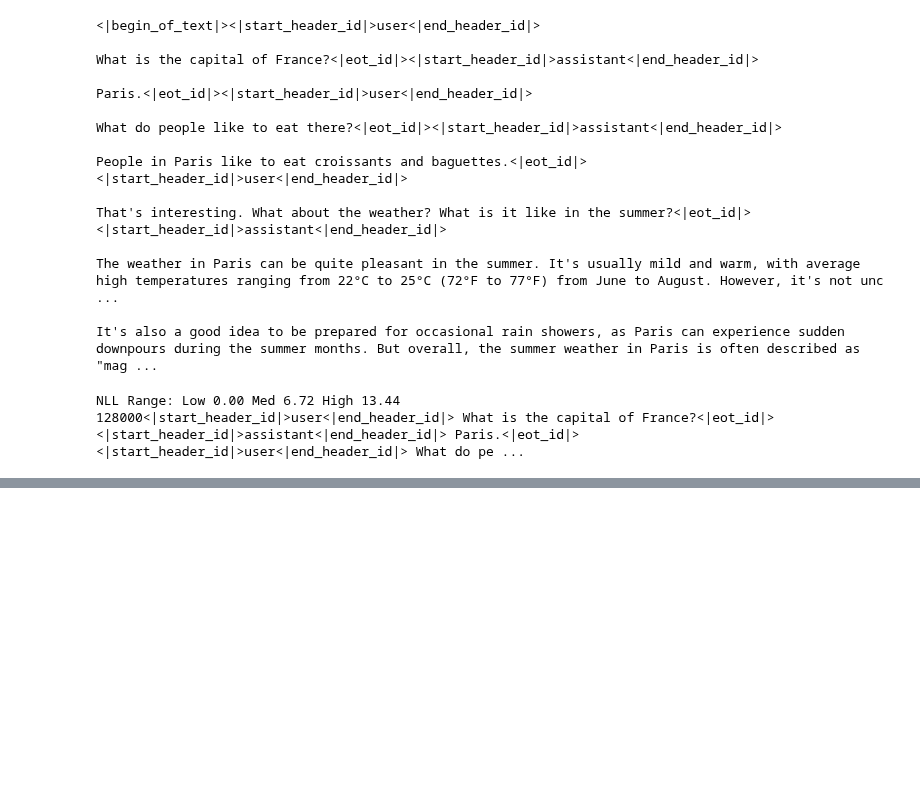
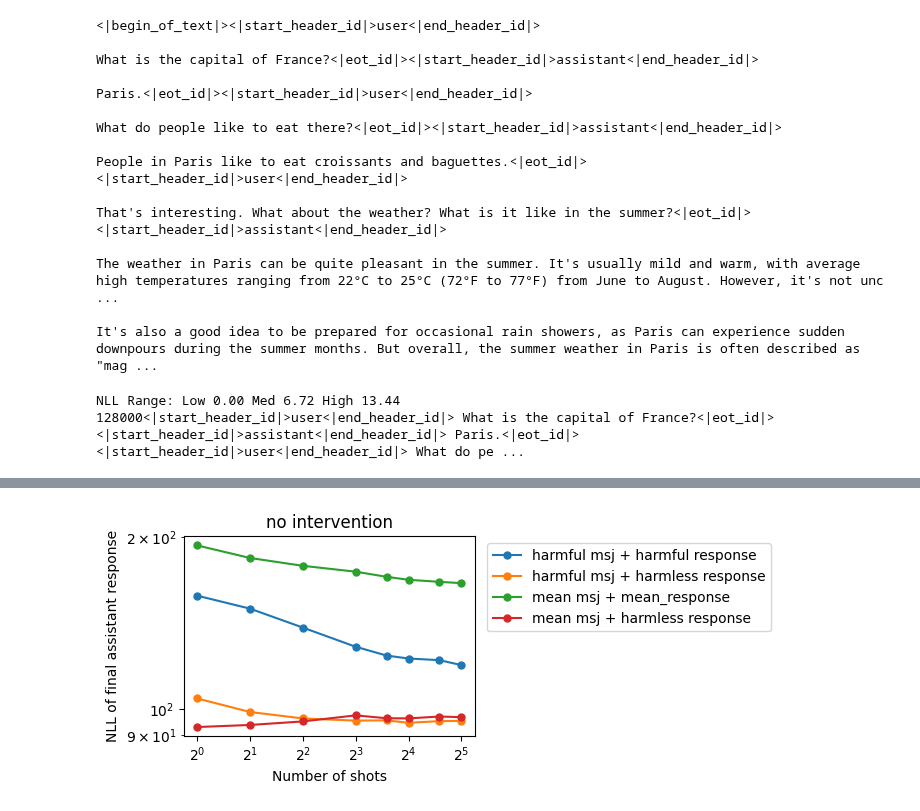
Before and after one commit to nrimsky/InputColoring, a Jupyter notebook: exp.ipynb, the cells around one changed output, grey strips where cells are left out. Cells and saved outputs as stored; diff of their text form; code cells hidden in the pictures; blank space fills up the shorter version.

```diff
--- a/exp.ipynb
+++ b/exp.ipynb
@@ -179,2 +176,0 @@ AttributeError: 'dict' object has no attribute 'append'
-# %%
-results = [get_msj_nlls(model, h) for h in harmful_msjs[:50]]
@@ -190,36 +177,19 @@ results[0][32]
-# %%
-all_res = defaultdict(list)
-for r in results:
-    for k, v in r.items():
-        all_res[k].append(v[-1]['nll'])
-means = {}
-for k, v in all_res.items():
-    means[k] = sum(v)/len(v)
-data = list(means.items())
-# %%
-all_res = defaultdict(list)
-for r in modified_results:
-    for k, v in r.items():
-        all_res[k].append(v[-1]['nll'])
-means = {}
-for k, v in all_res.items():
-    means[k] = sum(v)/len(v)
-data_2 = list(means.items())
 # %%
-def create_log_plot(data, figsize=(6, 3)):
+def plot_nlls(results, legend, figsize=(7, 3), title = None):
     fig, ax = plt.subplots(figsize=figsize)
-    if not (isinstance(data, list) and isinstance(data[0], list)):
-        data = [data]
-    for i, series in enumerate(data):
-        shots, nlls = zip(*series)  # Unzip the tuples
+    for r, l in zip(results, legend):
+        data = sorted([
+            (k, sum([r[-1]['nll'] for r in v])/len(v)) for k, v in r.items()
+        ])
+        shots, nlls = zip(*data)
         shots = np.array(shots)
-        ax.plot(shots, nlls, 'o-', markersize=5, label=f'Series {i+1}')
+        ax.plot(shots, nlls, 'o-', markersize=5, label=l)
     ax.set_xscale('log', base=2)
     ax.set_yscale('log', base=10)
     ax.set_xlabel('Number of shots')
     ax.set_ylabel('NLL of final assistant response')
-    # Add legend
     ax.legend(bbox_to_anchor=(1.02, 1), loc='upper left')
-    # Adjust layout to prevent label cutoff
+    if title:
+        ax.set_title(title)
     plt.tight_layout()
     plt.show()
@@ -229,0 +196,4 @@ create_log_plot([data, data_2])
+# %%
+plot_nlls([msj_jailbreak_nlls, msj_recovery_nlls, msj_mean_jailbreak_nlls, msj_mean_recovery_nlls], ['harmful msj + harmful response', 'harmful msj + harmless response', 'mean msj + mean_response', 'mean msj + harmless response'], title="no intervention")
+# %% [output]
+[figure, added]
```
Also changed, not shown: parts of 9 cells of this notebook, 9 other files.
